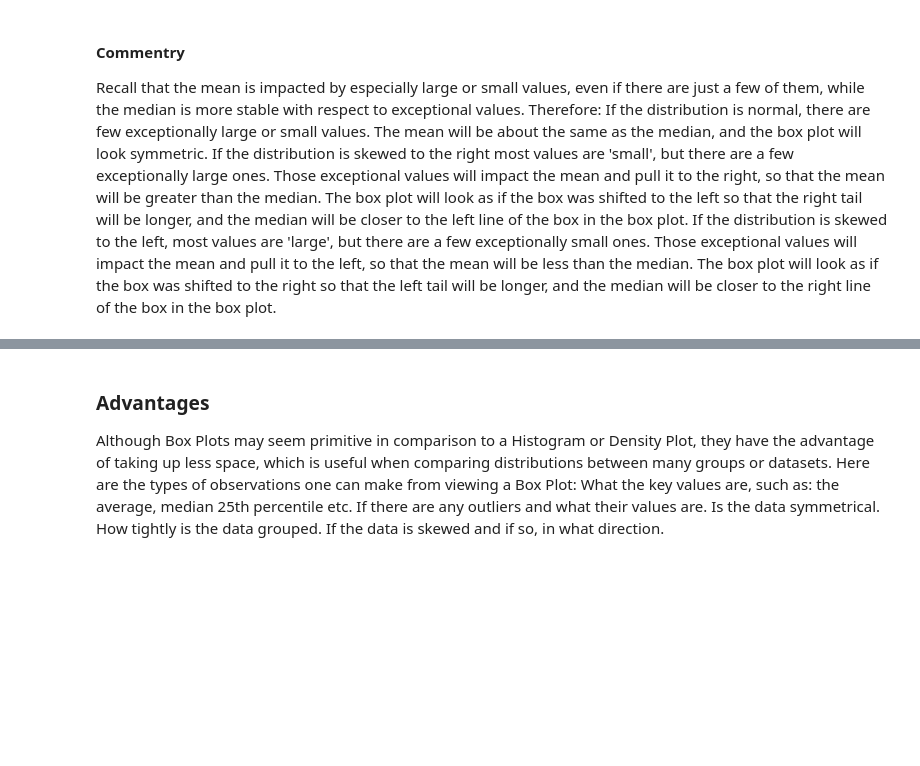
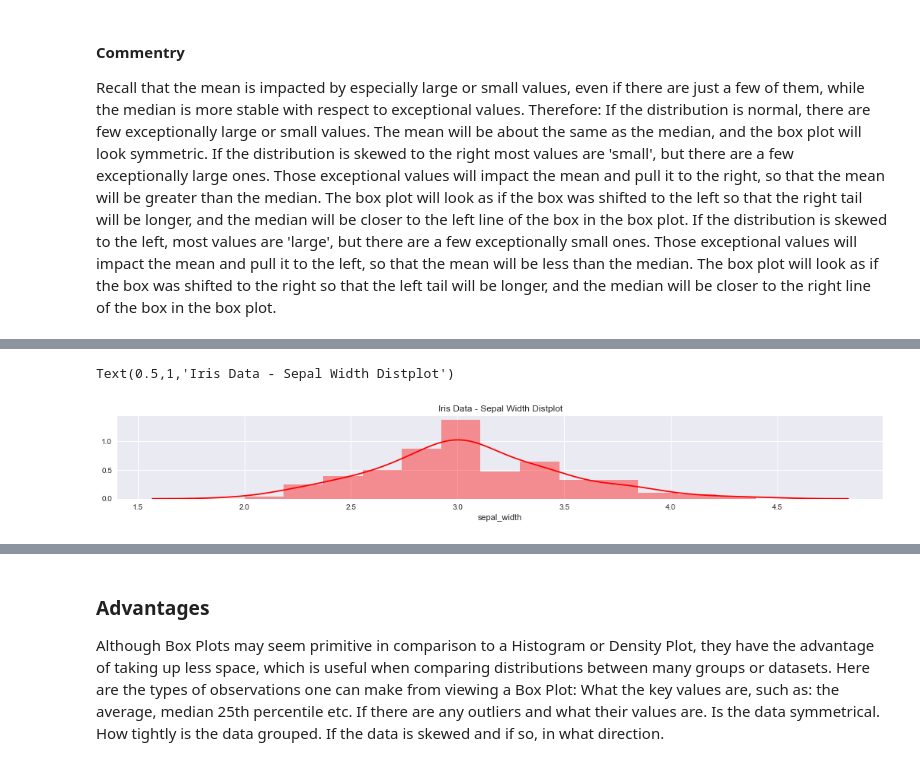
Before and after one commit to eamonnofarrell/Boxplot, a Jupyter notebook: BoxPlot_Project.ipynb, the cells around one changed output, grey strips where cells are left out. Cells and saved outputs as stored; diff of their text form; code cells hidden in the pictures; blank space fills up the shorter version.

```diff
--- a/BoxPlot_Project.ipynb
+++ b/BoxPlot_Project.ipynb
@@ -101,0 +125,5 @@ sns.rugplot(df.sepal_length);
+# %%
+sns.distplot(df.sepal_width, color="r").set_title('Iris Data - Sepal Width Distplot')
+# %% [output]
+Text(0.5,1,'Iris Data - Sepal Width Distplot')
+[figure, added]
```
Also changed, not shown: parts of 13 cells of this notebook.
